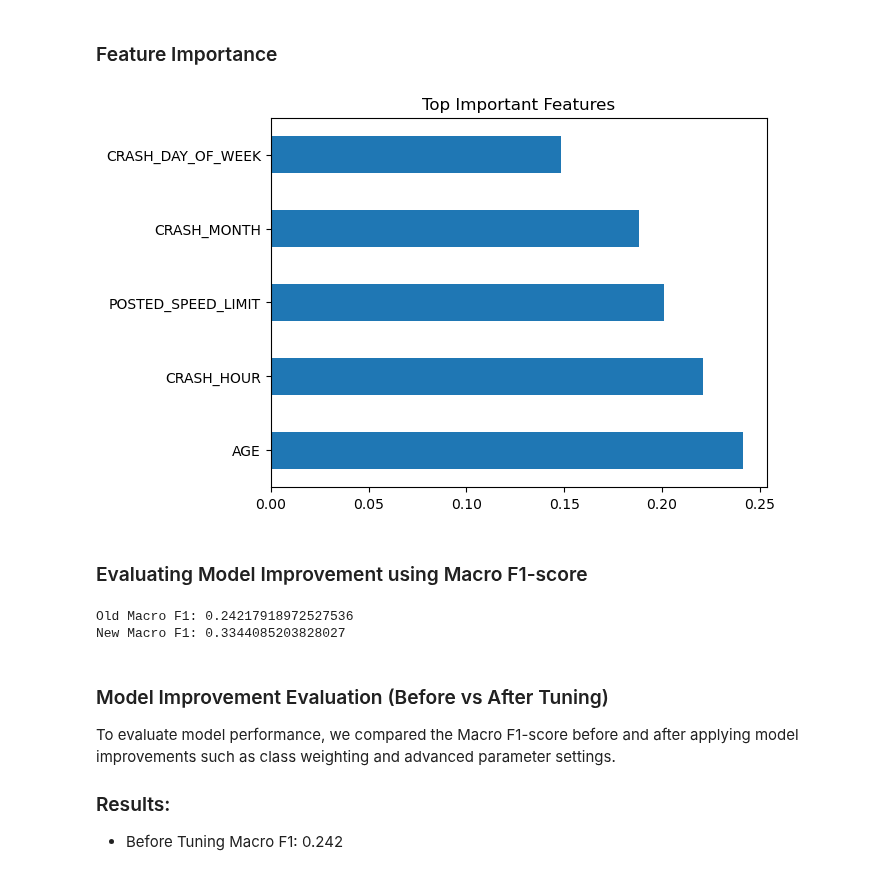
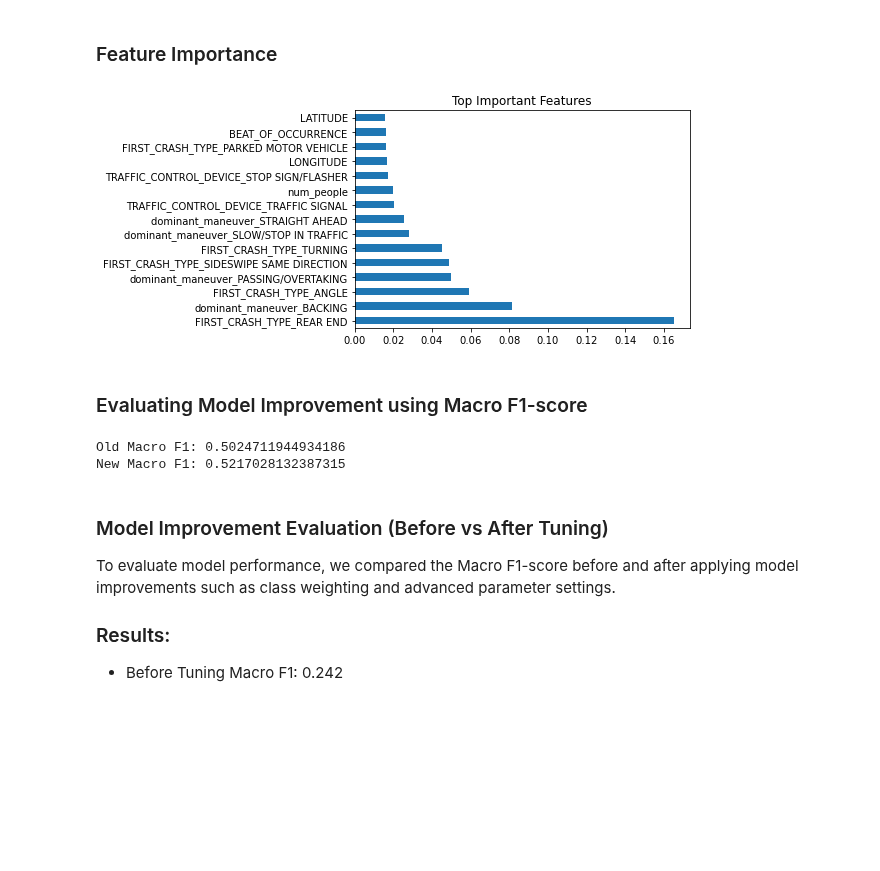
Before and after one commit to ChairoSolutions/Chicago-crash-cause-prediction, a Jupyter notebook: index.ipynb, the cells around one changed output. Drawn from its saved outputs; the diff is of its cells as text; code cells hidden in the pictures; blank space fills up the shorter version.

Commit message:
Fix dataset alignment and feature engineering issues

```diff
--- a/index.ipynb
+++ b/index.ipynb
@@ -863,8 +946,12 @@ False
 # %%
 cat_cols = X_train.select_dtypes(include='object').columns
 
-X_train_encoded = pd.get_dummies(X_train, columns=cat_cols, drop_first=True)
-X_test_encoded = pd.get_dummies(X_test, columns=cat_cols, drop_first=True)
+X_train_encoded = X_train_encoded.fillna(0)
+X_test_encoded = X_test_encoded.fillna(0)
+
+X_train_encoded, X_test_encoded = X_train_encoded.align(
+    X_test_encoded, join='left', axis=1,
+)
 # %%
 X_train_encoded.shape, X_test_encoded.shape
 # %% [output]
@@ -1185,10 +1261,10 @@ rf = RandomForestClassifier(
 )
 
 # Train the model
-rf.fit(X_train, y_train)
+rf.fit(X_train_encoded, y_train)
 
 # Make predictions
-rf_pred = rf.predict(X_test)
+rf_pred = rf.predict(X_test_encoded)
 
 # Evaluate performance
 print("Random Forest Accuracy:", accuracy_score(y_test, rf_pred))
@@ -1298,8 +1376,8 @@ This helps the model:
 # %% [markdown]
 ### Retrain Improved Model
 # %%
-rf.fit(X_train_bal, y_train_bal)
-rf_pred = rf.predict(X_test)
+rf.fit(X_train_encoded, y_train)
+rf_pred = rf.predict(X_test_encoded)
 
 print("Improved Accuracy:", accuracy_score(y_test, rf_pred))
 # %% [output]
@@ -1324,7 +1402,7 @@ grid = GridSearchCV(
     n_jobs=-1
 )
 
-grid.fit(X_train_bal, y_train_bal)
+grid.fit(X_train_encoded, y_train)
 
 print("Best Params:", grid.best_params_)
 # %% [output]
@@ -1341,12 +1419,13 @@ This helps:
 # %% [markdown]
 ### Feature Importance
 # %%
-importance = pd.Series(rf.feature_importances_, index=X_train.columns)
+encoded_columns = X_train_encoded.columns
+importance = pd.Series(rf.feature_importances_, index=encoded_columns)
 importance.nlargest(15).plot(kind='barh')
 plt.title("Top Important Features")
 plt.show()
 # %% [output]
-[figure, old version]
+[figure, new version]
 # %% [markdown]
 ### Evaluating Model Improvement using Macro F1-score
 # %%
@@ -1363,10 +1442,10 @@ rf_advanced = RandomForestClassifier(
 )
 
 # Train model
-rf_advanced.fit(X_train, y_train)
+rf_advanced.fit(X_train_encoded, y_train)
 
 # Generate predictions
-rf_adv_pred = rf_advanced.predict(X_test)
+rf_adv_pred = rf_advanced.predict(X_test_encoded)
 
 from sklearn.metrics import f1_score
 
@@ -1376,8 +1455,8 @@ new_f1 = f1_score(y_test, rf_adv_pred, average='macro')
 print("Old Macro F1:", old_f1)
 print("New Macro F1:", new_f1)
 # %% [output]
-Old Macro F1: 0.24217918972527536
-New Macro F1: 0.3344085203828027
+Old Macro F1: 0.5024711944934186
+New Macro F1: 0.5217028132387315
 # %% [markdown]
 ### Model Improvement Evaluation (Before vs After Tuning)
 
```
Also changed, not shown: parts of 63 cells of this notebook.
